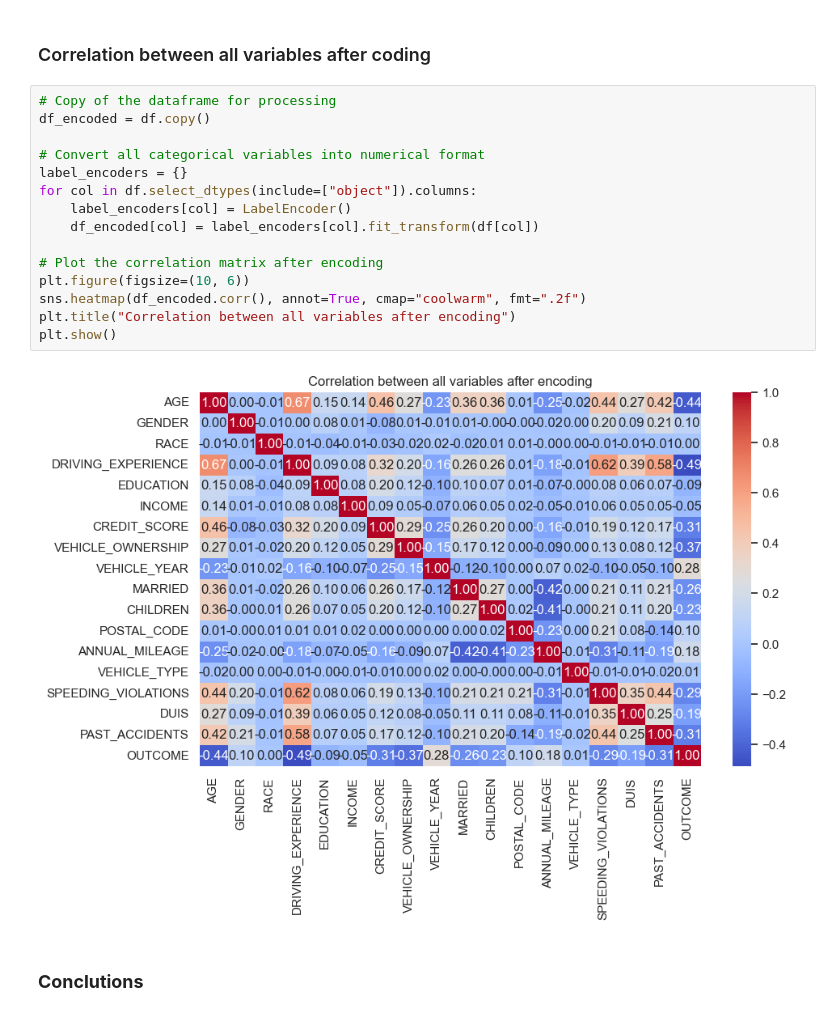
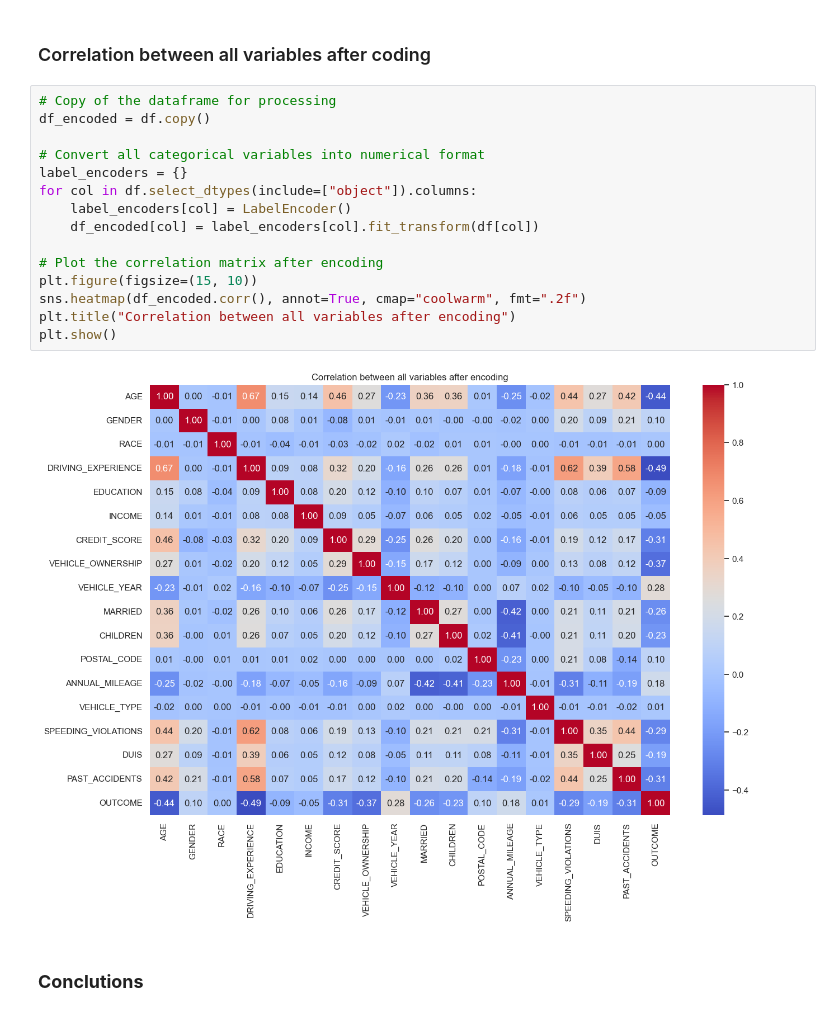
Before and after one commit to voinskyi/Data-Science-Camp-Tasks, a Jupyter notebook: Home_Task_4/home_task_visualization.ipynb, the cells around one changed output. Saved outputs shown, nothing was run; the diff lists cells and outputs as text.

```diff
--- a/Home_Task_4/home_task_visualization.ipynb
+++ b/Home_Task_4/home_task_visualization.ipynb
@@ -113,20 +111,20 @@ plt.show()
 # %%
 # Copy of the dataframe for processing
 df_encoded = df.copy()
 
 # Convert all categorical variables into numerical format
 label_encoders = {}
 for col in df.select_dtypes(include=["object"]).columns:
     label_encoders[col] = LabelEncoder()
     df_encoded[col] = label_encoders[col].fit_transform(df[col])
 
 # Plot the correlation matrix after encoding
-plt.figure(figsize=(10, 6))
+plt.figure(figsize=(15, 10))
 sns.heatmap(df_encoded.corr(), annot=True, cmap="coolwarm", fmt=".2f")
 plt.title("Correlation between all variables after encoding")
 plt.show()
 # %% [output]
-[figure, old version]
+[figure, new version]
 # %% [markdown]
 ### **Conclutions**
 # %% [markdown]
```
Also changed, not shown: parts of 2 cells of this notebook, 1 other file.
